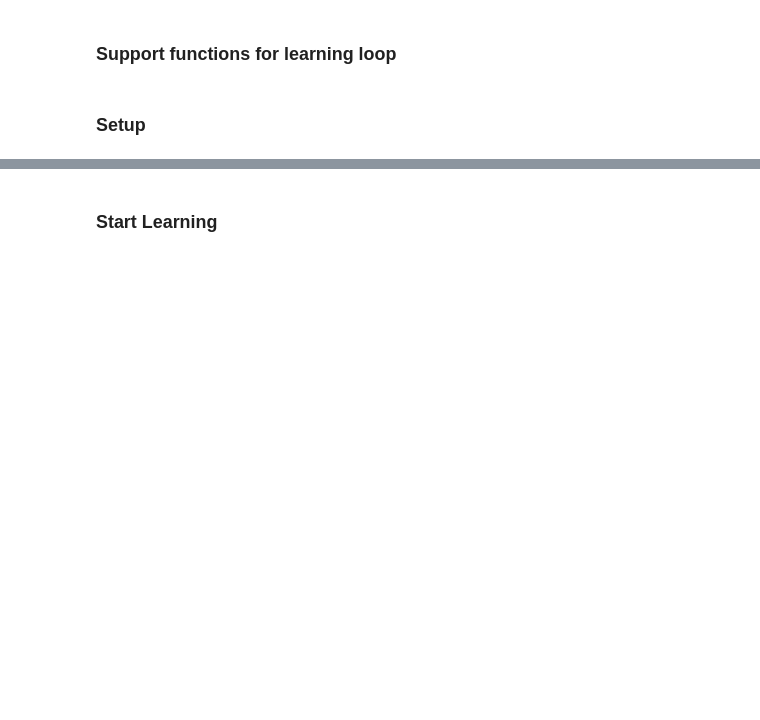
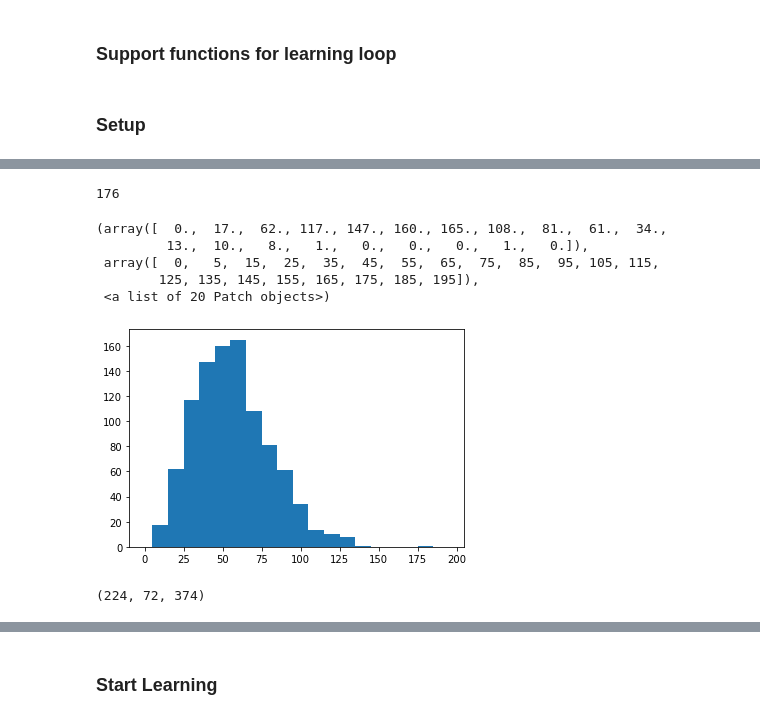
Before and after one commit to SMase/cbi_2020_03, a Jupyter notebook: Train.ipynb, the cells around one changed output, grey strips where cells are left out. Saved outputs shown, nothing was run; the diff lists cells and outputs as text; code cells hidden in the pictures; blank space fills up the shorter version.

```diff
--- a/Train.ipynb
+++ b/Train.ipynb
@@ -144,3 +146,12 @@ if myopts.clear_cache:
         shutil.rmtree(myopts.cache_dir)
     except:
         pass
+# %%
+import pickle
+ns = []
+for f in glob.glob('data/*'):
+    data = pickle.load(open(f, 'rb'))
+    ligand_mol = data[0]
+    pocket_mol = data[1]
+    print(f, val, pocket_mol.GetNumAtoms())
+    ns.append(pocket_mol.GetNumAtoms())
@@ -147,3 +176,16 @@ if myopts.clear_cache:
+# %%
+max(ns)
+# %% [output]
+176
+# %%
+plt.hist(ns, bins=[0,5,15,25,35,45,55,65,75,85,95,105,115,125,135,145,155,165,175,185,195])
+# %% [output]
+(array([  0.,  17.,  62., 117., 147., 160., 165., 108.,  81.,  61.,  34.,
+         13.,  10.,   8.,   1.,   0.,   0.,   0.,   1.,   0.]),
+ array([  0,   5,  15,  25,  35,  45,  55,  65,  75,  85,  95, 105, 115,
+        125, 135, 145, 155, 165, 175, 185, 195]),
+ <a list of 20 Patch objects>)
+[figure, added]
 # %%
 os.makedirs(myopts.save_dir, exist_ok=True)
 
@@ -167,15 +209,17 @@ for key, pkd in test_keys:
 test_keys = T
 
 if False: # for testing with CPU
-    train_keys = train_keys[:200]
-    test_keys = test_keys[:50]
+    train_keys = train_keys[:90]
+    test_keys = test_keys[:30]
 
-print(train_keys)
+# print(train_keys)
 write_keys(train_keys, 'train.local.key')
 write_keys(test_keys, 'test.local.key')
 write_keys(test2_keys, 'test2.local.key')
 
 len(train_keys), len(test_keys), len(test2_keys)
+# %% [output]
+(224, 72, 374)
 # %%
 device = torch.device('cuda:0' if torch.cuda.is_available() else 'cpu')
 device
```
Also changed, not shown: parts of 7 cells of this notebook, 1 other file.
